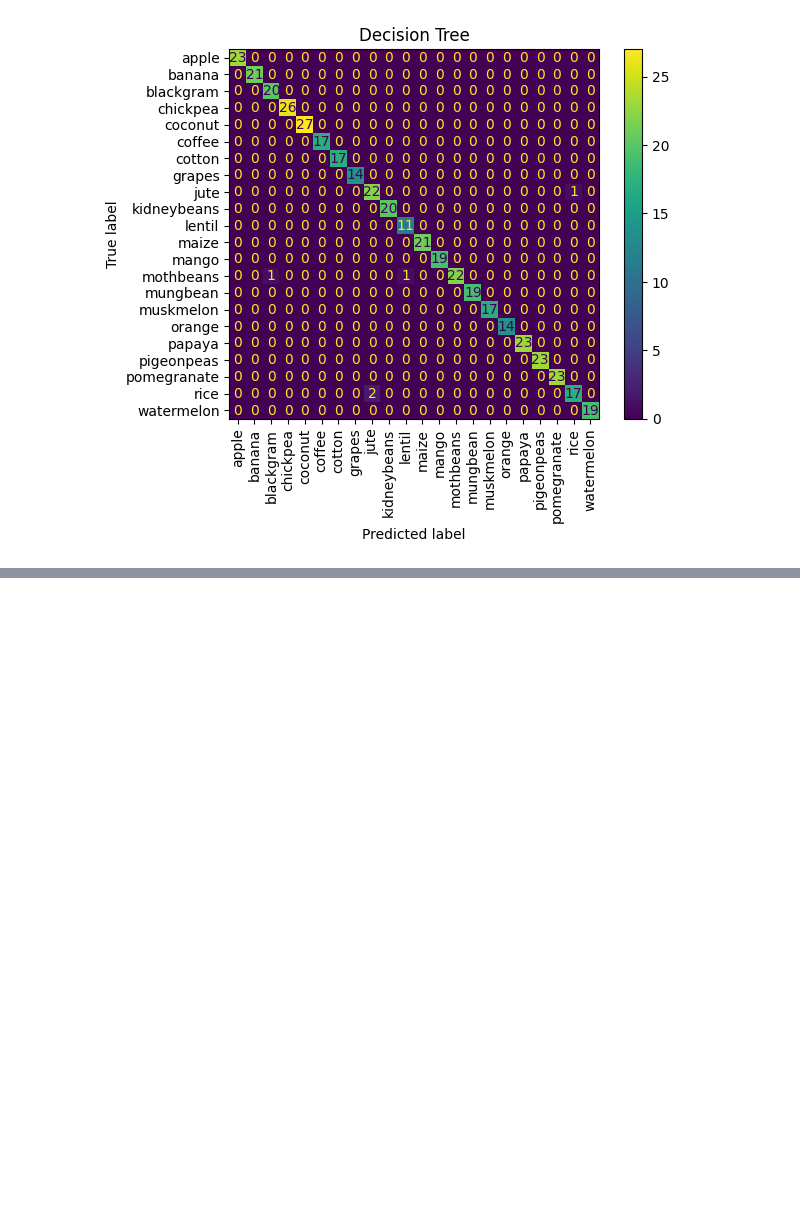
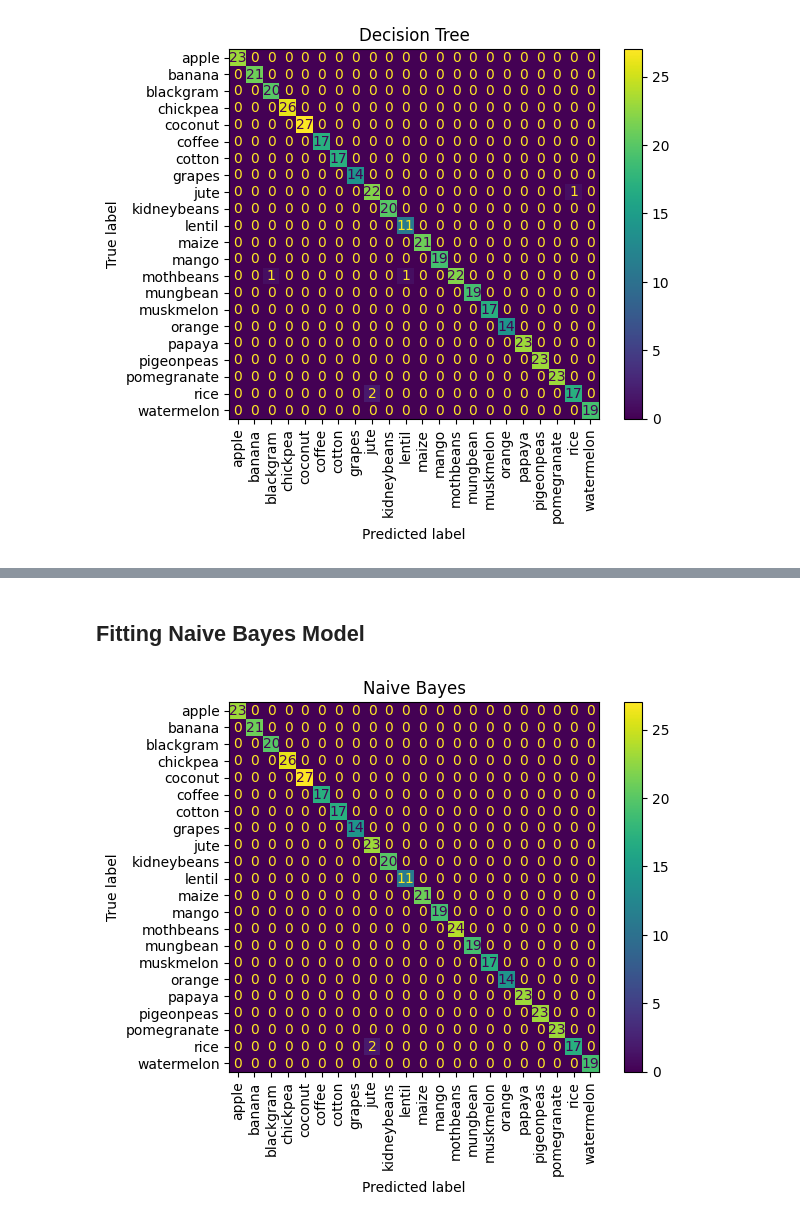
Before and after one commit to soumyasinghal2001/Crop_Recommendation, a Jupyter notebook: Crop_Recommendation.ipynb, the cells around one changed output, grey strips where cells are left out. Drawn from its saved outputs; the diff is of its cells as text; code cells hidden in the pictures; blank space fills up the shorter version.

```diff
--- a/Crop_Recommendation.ipynb
+++ b/Crop_Recommendation.ipynb
@@ -291,0 +367,27 @@ plt.show()
+# %% [markdown]
+## Fitting Naive Bayes Model
+# %%
+from sklearn.naive_bayes import GaussianNB
+
+x_train, x_test, y_train, y_test = X_train.copy(), X_test.copy(), Y_train.copy(), Y_test.copy()
+
+nb = GaussianNB()
+nb.fit(x_train,y_train)
+nb_pred = nb.predict(x_test)
+
+nb_prec = precision_score(y_test, nb_pred, average="micro")
+nb_acc  = accuracy_score(y_test, nb_pred)
+nb_f1 = f1_score(y_test, nb_pred, average = "micro")
+nb_recall = recall_score(y_test, nb_pred, average = "micro")
+
+
+res["NB"] = pd.DataFrame({"NB":[nb_acc, nb_prec, nb_f1, nb_recall]}, index=["accuracy","precession","f1","recall"])
+cm = confusion_matrix(y_test, nb_pred, labels = nb.classes_)
+
+disp = ConfusionMatrixDisplay(confusion_matrix=cm, display_labels=nb.classes_)
+disp.plot()
+plt.xticks(rotation=90)
+plt.title("Naive Bayes")
+plt.show()
+# %% [output]
+[figure, added]
```
Also changed, not shown: parts of 25 cells of this notebook, 2 other files.
